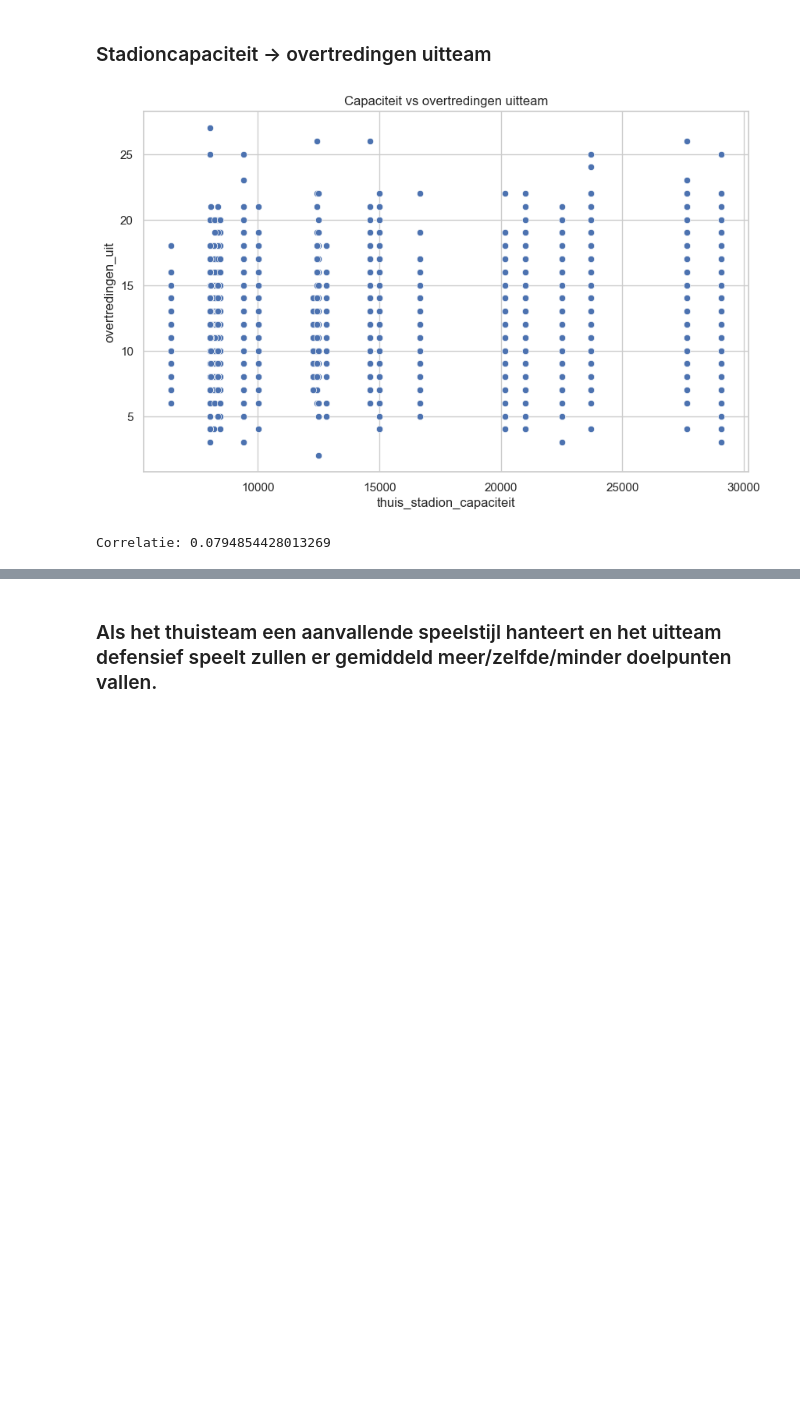
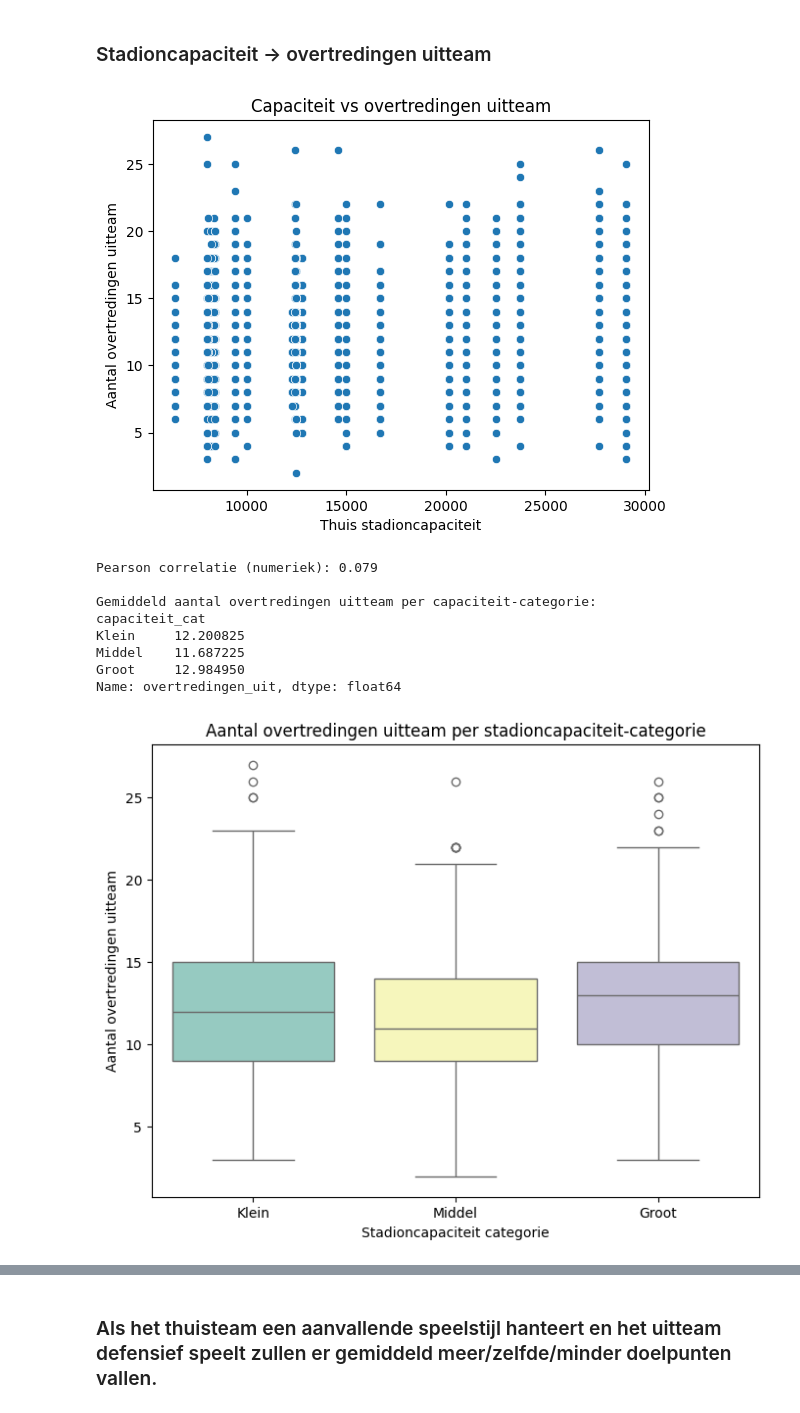
Before and after one commit to Torbendes/Bachelorproef, a Jupyter notebook: code/analyse/jpl_analyse_clean.ipynb, the cells around one changed output, grey strips where cells are left out. Cells and saved outputs as stored; diff of their text form; code cells hidden in the pictures; blank space fills up the shorter version.

```diff
--- a/code/analyse/jpl_analyse_clean.ipynb
+++ b/code/analyse/jpl_analyse_clean.ipynb
@@ -653,6 +708,8 @@ df['uit_form_5'] = pd.to_numeric(df['uit_form_5'], errors='coerce')
 # Rank verschil: positief → thuisteam hoger gerankt
 df['rank_diff'] = df['thuis_rank'] - df['uit_rank']
 
+df["abs_rank_diff"] = df["rank_diff"].abs()
+
 # Vorm verschil: positief → thuisteam recent beter
 df['form_diff'] = df['thuis_form_5'] - df['uit_form_5']
 
@@ -706 +786,4 @@ Aantal kolommen: 52
 ['wedstrijd_datum', 'thuis_team', 'uit_team', 'doelpunten_thuis_voltijd', 'doelpunten_uit_voltijd', 'resultaat_voltijd', 'schoten_thuis', 'schoten_uit', 'schoten_op_doel_thuis', 'schoten_op_doel_uit', ...
+# %%
+df = df_train.copy()
+main_features = df.copy()
@@ -1096,22 +1202,18 @@ T-test p-waarde: 1.7900e-01
 # %% [markdown]
 ### In welke mate verwacht u dat regen het aantal kaarten in een wedstrijd beïnvloedt?
 # %%
-# 1️⃣ Totaal aantal kaarten per wedstrijd
-df['totaal_kaarten'] = df['gele_kaarten_thuis'] + df['gele_kaarten_uit'] + \
-                       df['rode_kaarten_thuis'] + df['rode_kaarten_uit']
-
-# 2️⃣ Subsets: wedstrijden met regen vs zonder regen
+# Subsets: wedstrijden met regen vs zonder regen
 kaarten_met_regen = df[df['regen'] == 1]['totaal_kaarten']
 kaarten_zonder_regen = df[df['regen'] == 0]['totaal_kaarten']
 
-# 3️⃣ Gemiddelden
+# Gemiddelden
 gem_met_regen = kaarten_met_regen.mean()
 gem_zonder_regen = kaarten_zonder_regen.mean()
 
 print(f"Gemiddeld aantal kaarten bij regen: {gem_met_regen:.2f}")
 print(f"Gemiddeld aantal kaarten zonder regen: {gem_zonder_regen:.2f}")
 
-# 4️⃣ Visualisatie
+# Visualisatie
 plt.figure(figsize=(8,6))
 sns.boxplot(x=df['regen'].map({0:"Geen regen", 1:"Regen"}), y=df['totaal_kaarten'], palette="Set3")
 plt.title("Invloed van regen op totaal aantal kaarten")
@@ -1119,14 +1221,15 @@ plt.xlabel("Weersituatie")
 plt.ylabel("Totaal aantal kaarten")
 plt.show()
 
-# 5️⃣ Statistische toets (t-test)
+# Statistische toets (t-test)
 t_stat, p_value = ttest_ind(kaarten_met_regen.dropna(), kaarten_zonder_regen.dropna(), equal_var=False)
 print(f"T-test p-waarde: {p_value:.4e}")
 
+# Conclusie op basis van p-waarde
 if p_value < 0.05:
-    print("👉 Regen heeft een statistisch significante invloed op het aantal kaarten.")
+    print("✅ Regen heeft een statistisch significante invloed op het aantal kaarten.")
 else:
-    print("👉 Geen significant effect van regen op het aantal kaarten.")
+    print("❌ Geen significant effect van regen op het aantal kaarten.")
 # %% [output]
 Gemiddeld aantal kaarten bij regen: 4.23
 Gemiddeld aantal kaarten zonder regen: 4.10
@@ -1341,11 +1445,37 @@ P-waarde: 6.6471e-40
 # %% [markdown]
 ### Stadioncapaciteit → overtredingen uitteam
 # %%
+# Scatterplot: overtredingen uitteam vs stadioncapaciteit
 sns.scatterplot(x=df['thuis_stadion_capaciteit'], y=df['overtredingen_uit'])
 plt.title("Capaciteit vs overtredingen uitteam")
+plt.xlabel("Thuis stadioncapaciteit")
+plt.ylabel("Aantal overtredingen uitteam")
 plt.show()
 
-print("Correlatie:", df['thuis_stadion_capaciteit'].corr(df['overtredingen_uit']))
+# Correlatie (numeriek)
+corr_numeriek = df['thuis_stadion_capaciteit'].corr(df['overtredingen_uit'])
+print(f"Pearson correlatie (numeriek): {corr_numeriek:.3f}")
+
+# Gemiddeld aantal overtredingen per capaciteit categorie
+gem_overtredingen_per_cat = df.groupby('capaciteit_cat')['overtredingen_uit'].mean()
+print("\nGemiddeld aantal overtredingen uitteam per capaciteit-categorie:")
+print(gem_overtredingen_per_cat)
+
+# Visualisatie: boxplot per capaciteit categorie
+plt.figure(figsize=(8,6))
+sns.boxplot(x='capaciteit_cat', y='overtredingen_uit', data=df, palette='Set3')
+plt.title("Aantal overtredingen uitteam per stadioncapaciteit-categorie")
+plt.xlabel("Stadioncapaciteit categorie")
+plt.ylabel("Aantal overtredingen uitteam")
+plt.show()
 # %% [output]
-[figure, old version]
+[figure, new version]
-Correlatie: 0.0794854428013269
+Pearson correlatie (numeriek): 0.079
+
+Gemiddeld aantal overtredingen uitteam per capaciteit-categorie:
+capaciteit_cat
+Klein     12.200825
+Middel    11.687225
+Groot     12.984950
+Name: overtredingen_uit, dtype: float64
+[figure, added]
```
Also changed, not shown: parts of 67 cells of this notebook, 5 other files.
